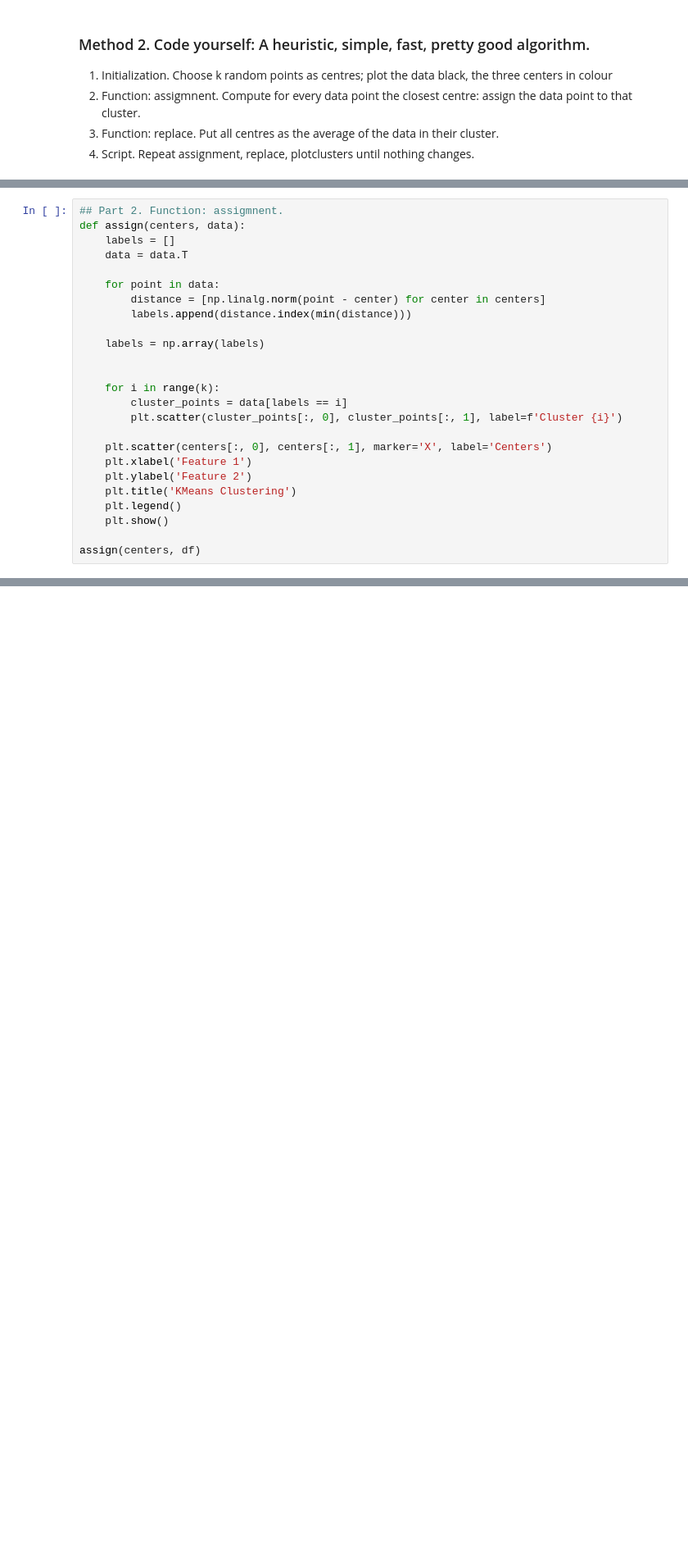
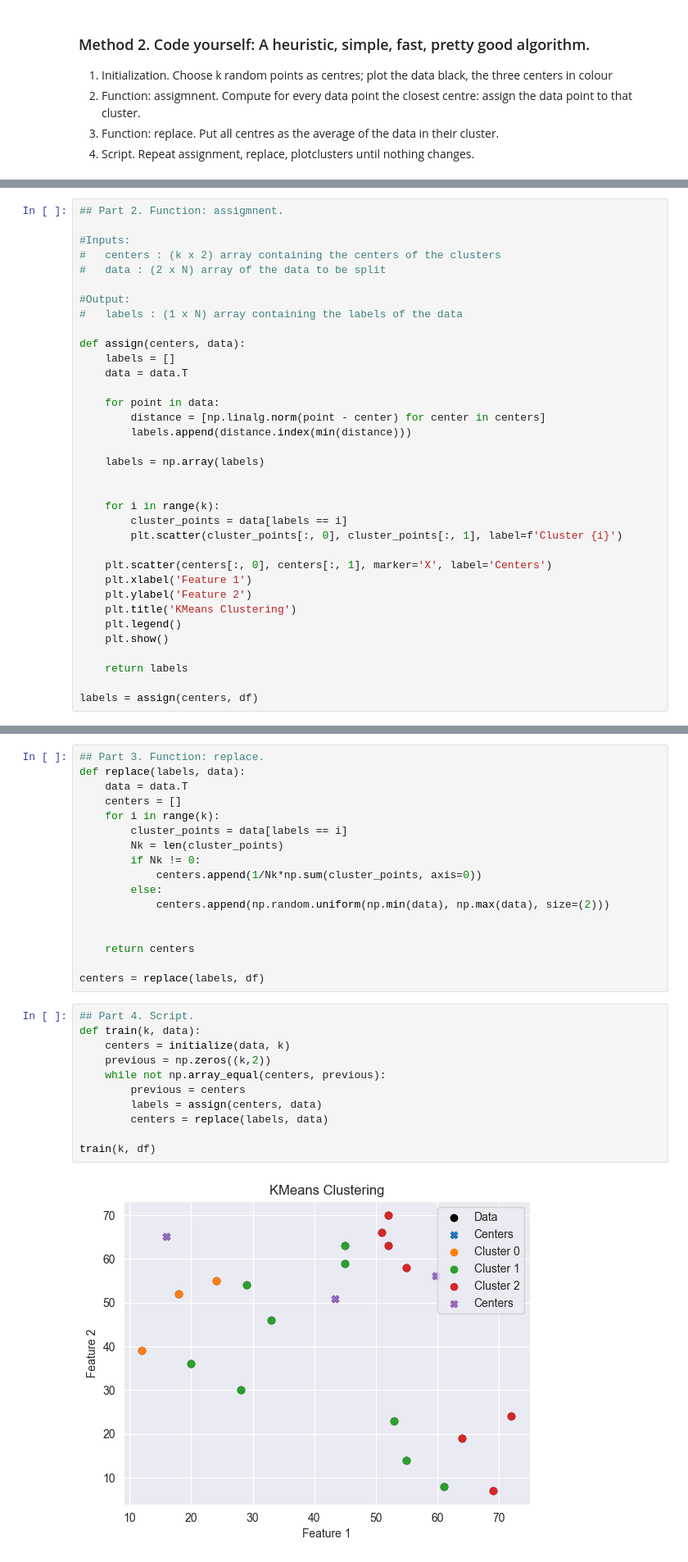
Before and after one commit to BenVigos/Machine-Learning, a Jupyter notebook: Assignment 3/Kmeans_assignment_2025_student.ipynb, the cells around one changed output, grey strips where cells are left out. Shown: that part at 82% size. Drawn from its saved outputs; the diff is of its cells as text; blank space fills up the shorter version.

Commit message:
done with part 1, the last block contains some error, doesn't always work properly

```diff
--- a/Assignment 3/Kmeans_assignment_2025_student.ipynb
+++ b/Assignment 3/Kmeans_assignment_2025_student.ipynb
@@ -102,6 +102,14 @@ centers = initialize(df, k)
 [figure]
 # %%
 ## Part 2. Function: assigmnent.
+
+#Inputs:
+#   centers : (k x 2) array containing the centers of the clusters
+#   data : (2 x N) array of the data to be split
+
+#Output:
+#   labels : (1 x N) array containing the labels of the data
+
 def assign(centers, data):
     labels = []
     data = data.T
@@ -124,6 +132,8 @@ def assign(centers, data):
     plt.legend()
     plt.show()
 
-assign(centers, df)
+    return labels
+
+labels = assign(centers, df)
 # %% [output]
 [figure]
@@ -135,0 +140,30 @@ assign(centers, df)
+# %%
+## Part 3. Function: replace.
+def replace(labels, data):
+    data = data.T
+    centers = []
+    for i in range(k):
+        cluster_points = data[labels == i]
+        Nk = len(cluster_points)
+        if Nk != 0:
+            centers.append(1/Nk*np.sum(cluster_points, axis=0))
+        else:
+            centers.append(np.random.uniform(np.min(data), np.max(data), size=(2)))
+
+
+    return centers
+
+centers = replace(labels, df)
+# %%
+## Part 4. Script.
+def train(k, data):
+    centers = initialize(data, k)
+    previous = np.zeros((k,2))
+    while not np.array_equal(centers, previous):
+        previous = centers
+        labels = assign(centers, data)
+        centers = replace(labels, data)
+
+train(k, df)
+# %% [output]
+[figure, added]
```
Also changed, not shown: parts of 3 cells of this notebook.
